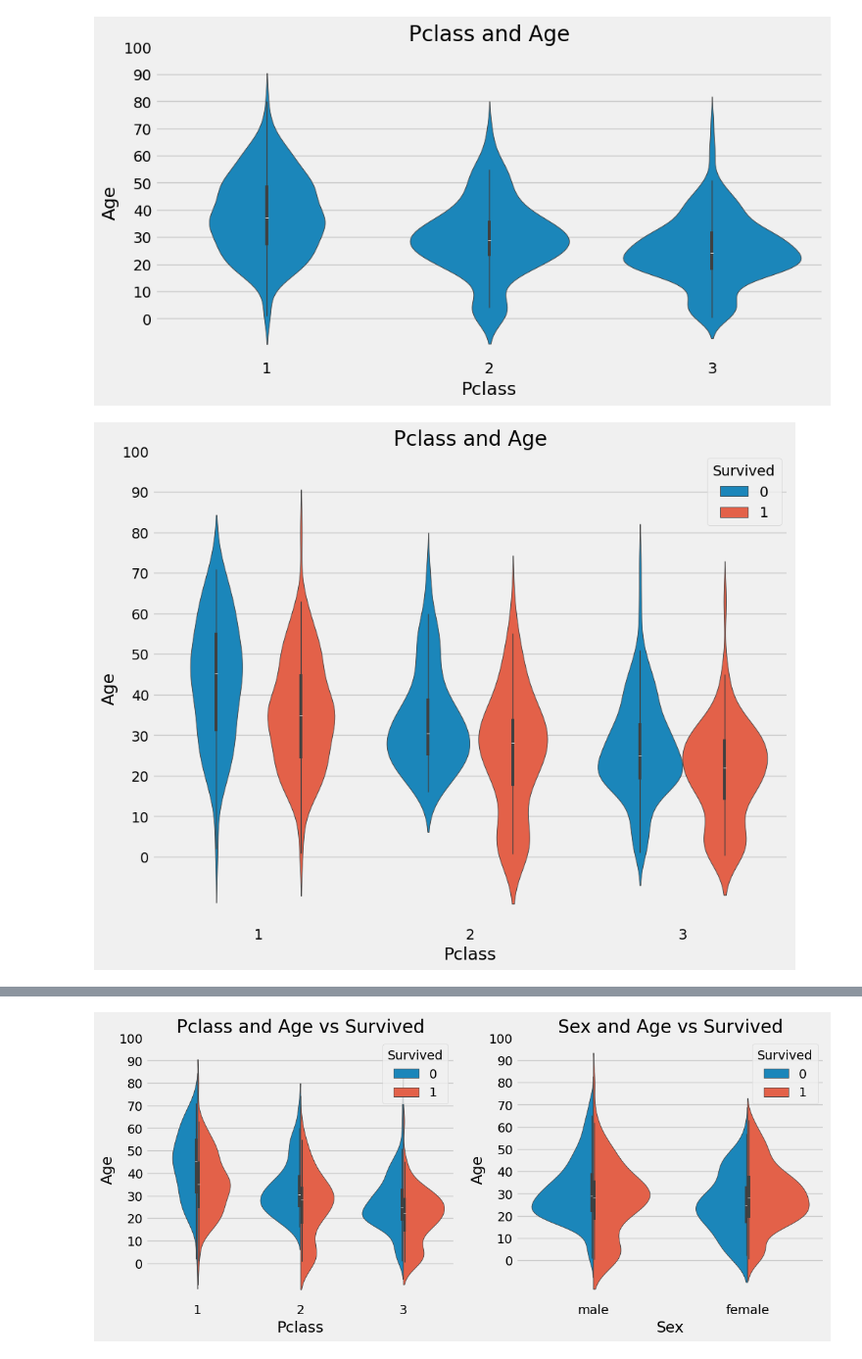
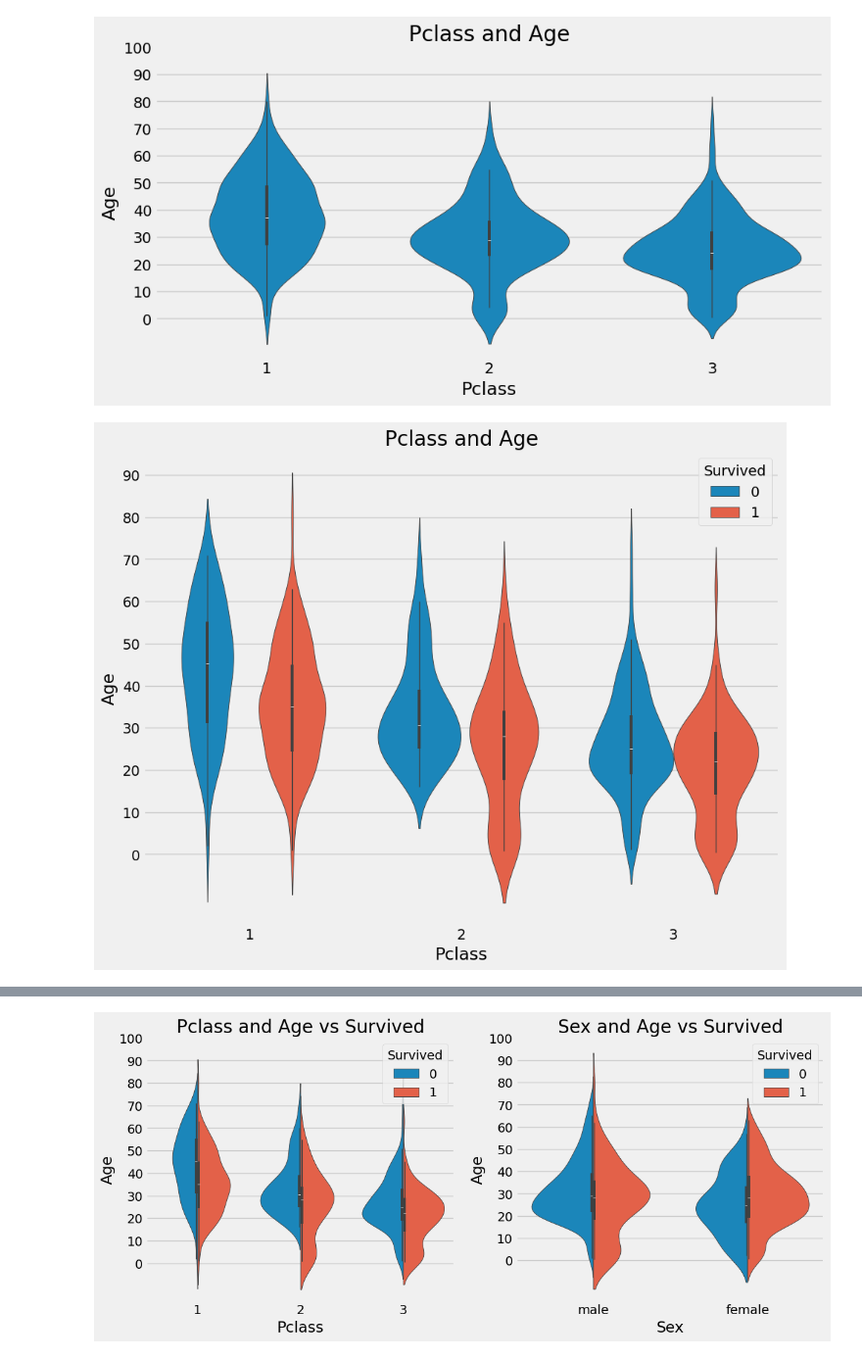
Before and after one commit to RoushanKhalid/DataScience-Cookbook, a Jupyter notebook: EDA Projects/Project_03_Capstone/Exploratory Data Analysis(EDA).ipynb, the cells around one changed output, grey strips where cells are left out. Shown at 98% size. Cells and saved outputs as stored; diff of their text form; code cells hidden in the pictures.

```diff
--- a/EDA Projects/Project_03_Capstone/Exploratory Data Analysis(EDA).ipynb
+++ b/EDA Projects/Project_03_Capstone/Exploratory Data Analysis(EDA).ipynb
@@ -270,12 +312,12 @@ plt.show()
 # %%
 # violin plot
 f,ax=plt.subplots(figsize=(10,8))
 sns.violinplot(x="Pclass",y="Age", hue="Survived", data=data, ax=ax)
 ax.set_title('Pclass and Age')
-ax.set_yticks(range(0,110,10))
+ax.set_yticks(range(0,91,10))
 plt.show()
 # %% [output]
-[figure, old version]
+[figure, new version]
 # %%
 # violin plot
 f,ax=plt.subplots(figsize=(10,5))
```
Also changed, not shown: parts of 57 cells of this notebook.
